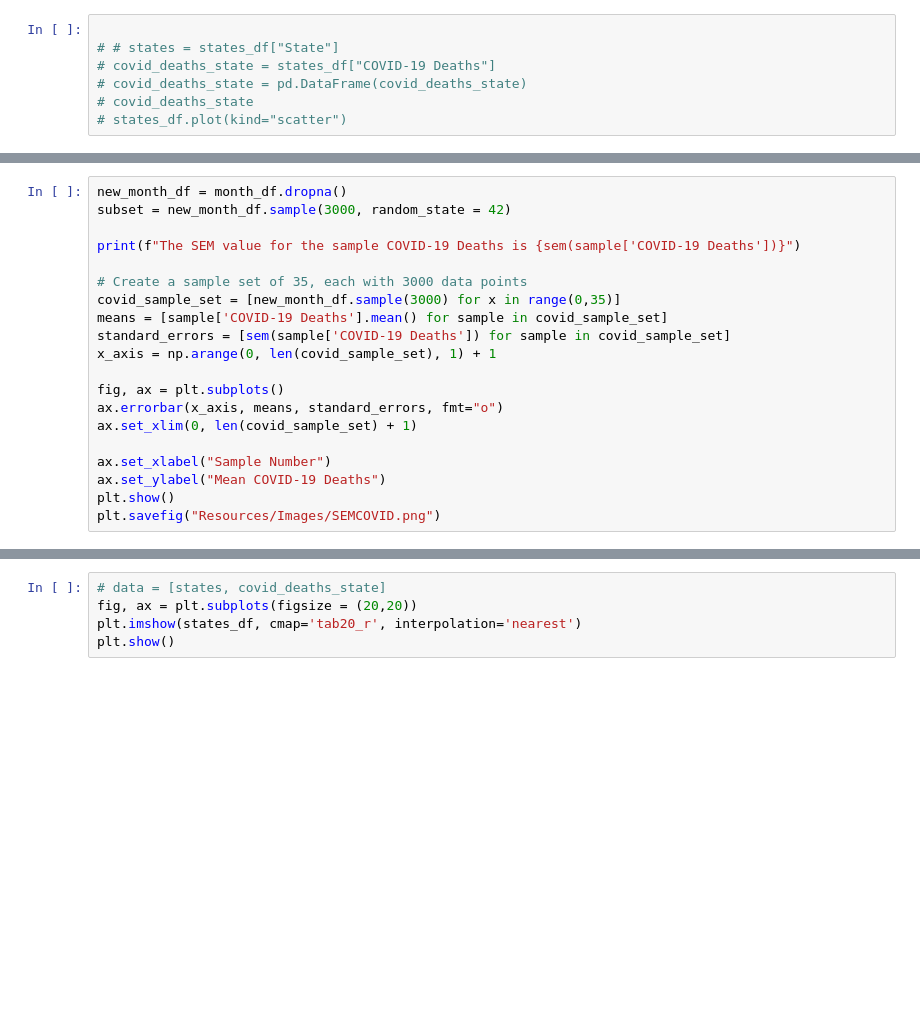
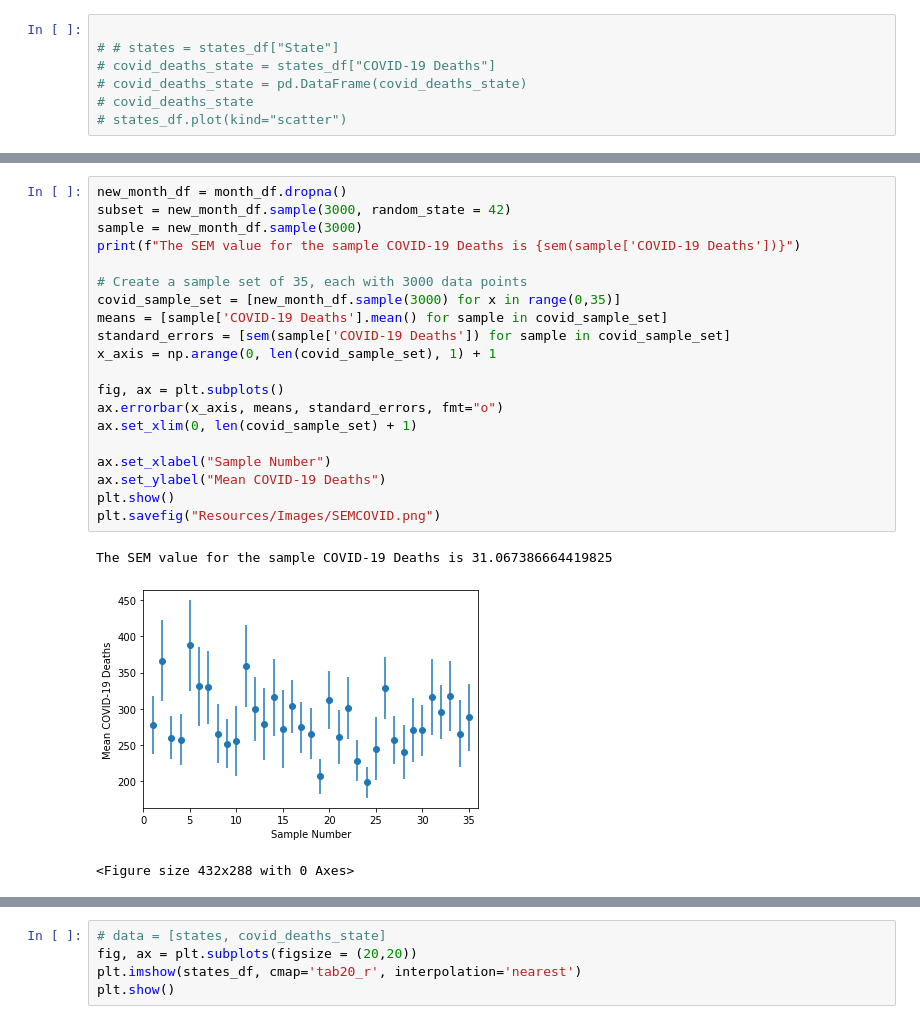
Before and after one commit to valputla/InfectionDataAnalysis, a Jupyter notebook: Lindsey.ipynb, the cells around one changed output, grey strips where cells are left out. Drawn from its saved outputs; the diff is of its cells as text; blank space fills up the shorter version.

Commit message:
Fixed image output code.

```diff
--- a/Lindsey.ipynb
+++ b/Lindsey.ipynb
@@ -206,23 +329,27 @@ total_df.describe()
 # %%
 new_month_df = month_df.dropna()
 subset = new_month_df.sample(3000, random_state = 42)
-
+sample = new_month_df.sample(3000)
 print(f"The SEM value for the sample COVID-19 Deaths is {sem(sample['COVID-19 Deaths'])}")
 
 # Create a sample set of 35, each with 3000 data points
 covid_sample_set = [new_month_df.sample(3000) for x in range(0,35)]
 means = [sample['COVID-19 Deaths'].mean() for sample in covid_sample_set]
 standard_errors = [sem(sample['COVID-19 Deaths']) for sample in covid_sample_set]
 x_axis = np.arange(0, len(covid_sample_set), 1) + 1
 
 fig, ax = plt.subplots()
 ax.errorbar(x_axis, means, standard_errors, fmt="o")
 ax.set_xlim(0, len(covid_sample_set) + 1)
 
 ax.set_xlabel("Sample Number")
 ax.set_ylabel("Mean COVID-19 Deaths")
 plt.show()
 plt.savefig("Resources/Images/SEMCOVID.png")
+# %% [output]
+The SEM value for the sample COVID-19 Deaths is 31.067386664419825
+[figure, added]
+<Figure size 432x288 with 0 Axes>
 # %%
 new_month_df = month_df.dropna()
 subset = new_month_df.sample(3000, random_state = 42)
```
Also changed, not shown: parts of 23 cells of this notebook, 2 other files.
